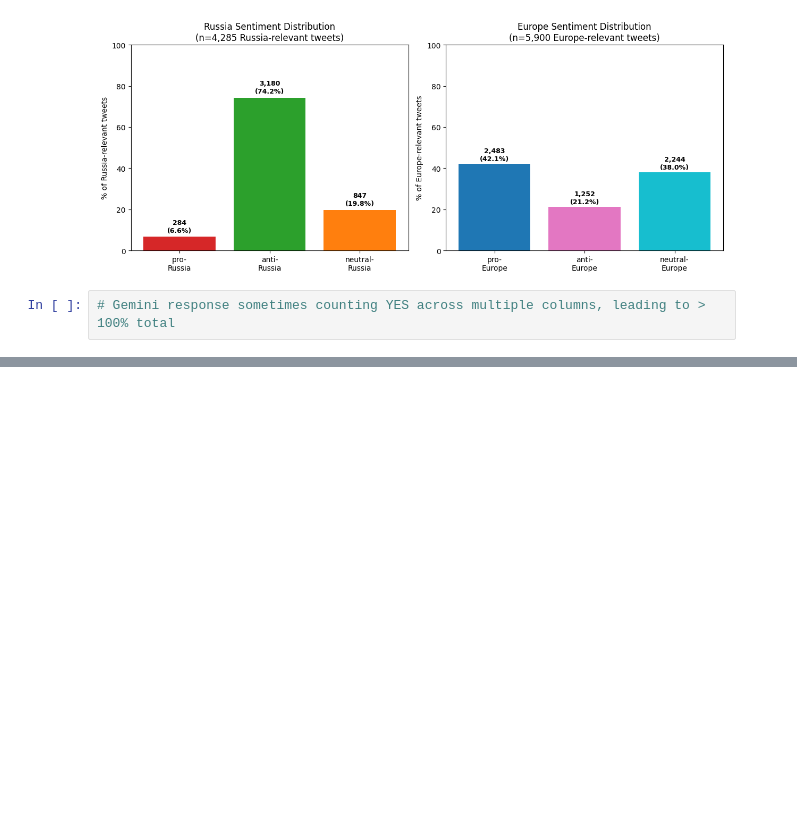
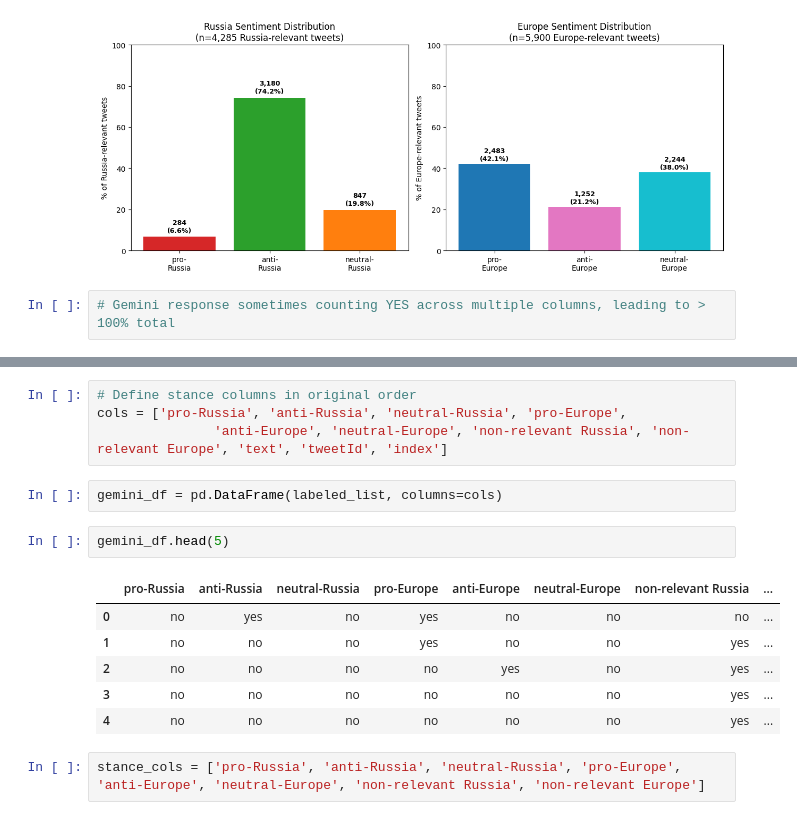
Before and after one commit to edgeslab/moldova-elections, a Jupyter notebook: analysis_OSMAN.ipynb, the cells around one changed output, grey strips where cells are left out. Drawn from its saved outputs; the diff is of its cells as text; blank space fills up the shorter version.

```diff
--- a/analysis_OSMAN.ipynb
+++ b/analysis_OSMAN.ipynb
@@ -3118,0 +3118,17 @@ plot_overall_sentiment_charts(russia_data, europe_data)
+# %%
+# Define stance columns in original order
+cols = ['pro-Russia', 'anti-Russia', 'neutral-Russia', 'pro-Europe',
+               'anti-Europe', 'neutral-Europe', 'non-relevant Russia', 'non-relevant Europe', 'text', 'tweetId', 'index']
+# %%
+gemini_df = pd.DataFrame(labeled_list, columns=cols)
+# %%
+gemini_df.head(5)
+# %% [output]
+|  | pro-Russia | anti-Russia | neutral-Russia | pro-Europe | anti-Europe | neutral-Europe | non-relevant Russia | ... |
+| 0 | no | yes | no | yes | no | no | no | ... |
+| 1 | no | no | no | yes | no | no | yes | ... |
+| 2 | no | no | no | no | yes | no | yes | ... |
+| 3 | no | no | no | no | no | no | yes | ... |
+| 4 | no | no | no | no | no | no | yes | ... |
+# %%
+stance_cols = ['pro-Russia', 'anti-Russia', 'neutral-Russia', 'pro-Europe', 'anti-Europe', 'neutral-Europe', 'non-relevant Russia', 'non-relevant Europe']
```
Also changed, not shown: parts of 87 cells of this notebook, 39 other files.
